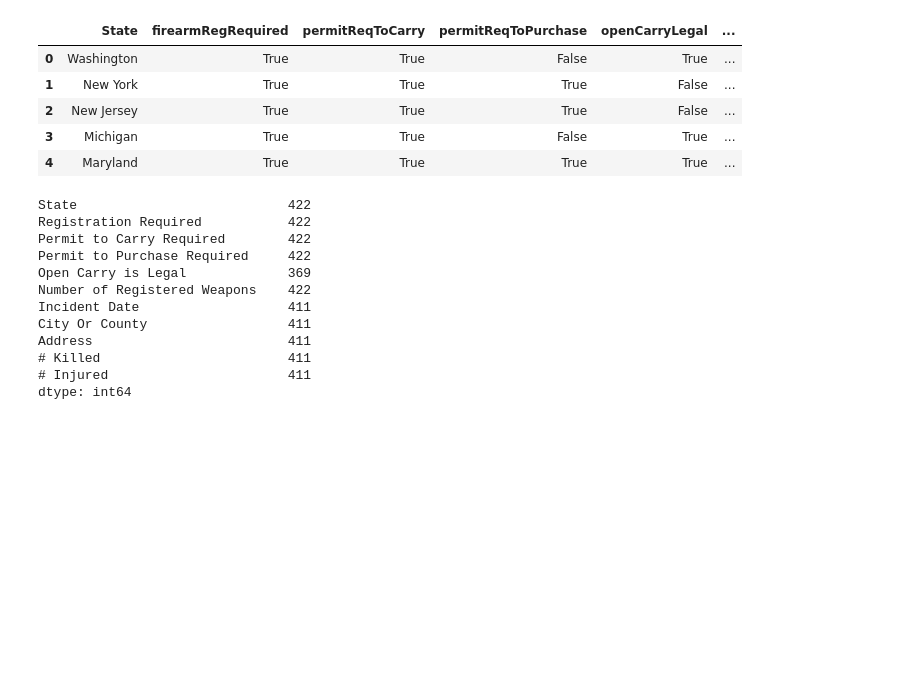
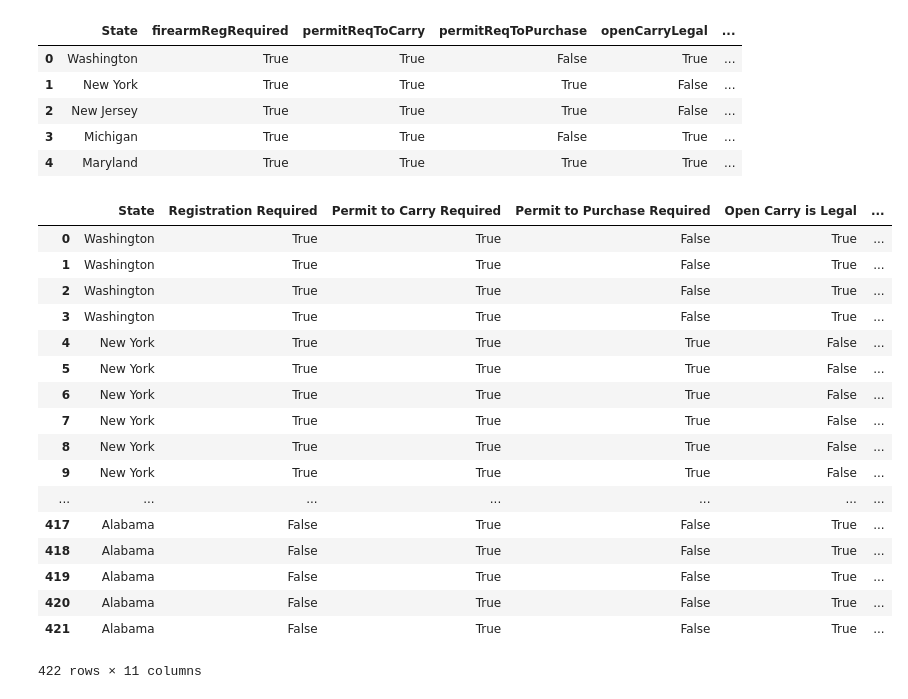
Before and after one commit to Fitzpatrickmn/ETL, a Jupyter notebook: Data Merge.ipynb, the cells around one changed output. Saved outputs shown, nothing was run; the diff lists cells and outputs as text; code cells hidden in the pictures; blank space fills up the shorter version.

```diff
--- a/Data Merge.ipynb
+++ b/Data Merge.ipynb
@@ -59,17 +59,23 @@ DF2 = DF2.rename(columns={"firearmRegRequired":"Registration Required", "permitR
 # %%
 DF2.to_csv("MergedDF_notclean.csv")
 # %%
-DF2.count()
+DF2
 # %% [output]
+|  | State | Registration Required | Permit to Carry Required | Permit to Purchase Required | Open Carry is Legal | ... |
+| 0 | Washington | True | True | False | True | ... |
+| 1 | Washington | True | True | False | True | ... |
+| 2 | Washington | True | True | False | True | ... |
+| 3 | Washington | True | True | False | True | ... |
+| 4 | New York | True | True | True | False | ... |
+| 5 | New York | True | True | True | False | ... |
+| 6 | New York | True | True | True | False | ... |
+| 7 | New York | True | True | True | False | ... |
+| 8 | New York | True | True | True | False | ... |
+| 9 | New York | True | True | True | False | ... |
+| ... | ... | ... | ... | ... | ... | ... |
+| 417 | Alabama | False | True | False | True | ... |
+| 418 | Alabama | False | True | False | True | ... |
+| 419 | Alabama | False | True | False | True | ... |
+| 420 | Alabama | False | True | False | True | ... |
+| 421 | Alabama | False | True | False | True | ... |
-State                           422
-Registration Required           422
-Permit to Carry Required        422
-Permit to Purchase Required     422
-Open Carry is Legal             369
-Number of Registered Weapons    422
-Incident Date                   411
-City Or County                  411
-Address                         411
-# Killed                        411
-# Injured                       411
-dtype: int64
+422 rows × 11 columns
```
Also changed, not shown: 4 other files.
